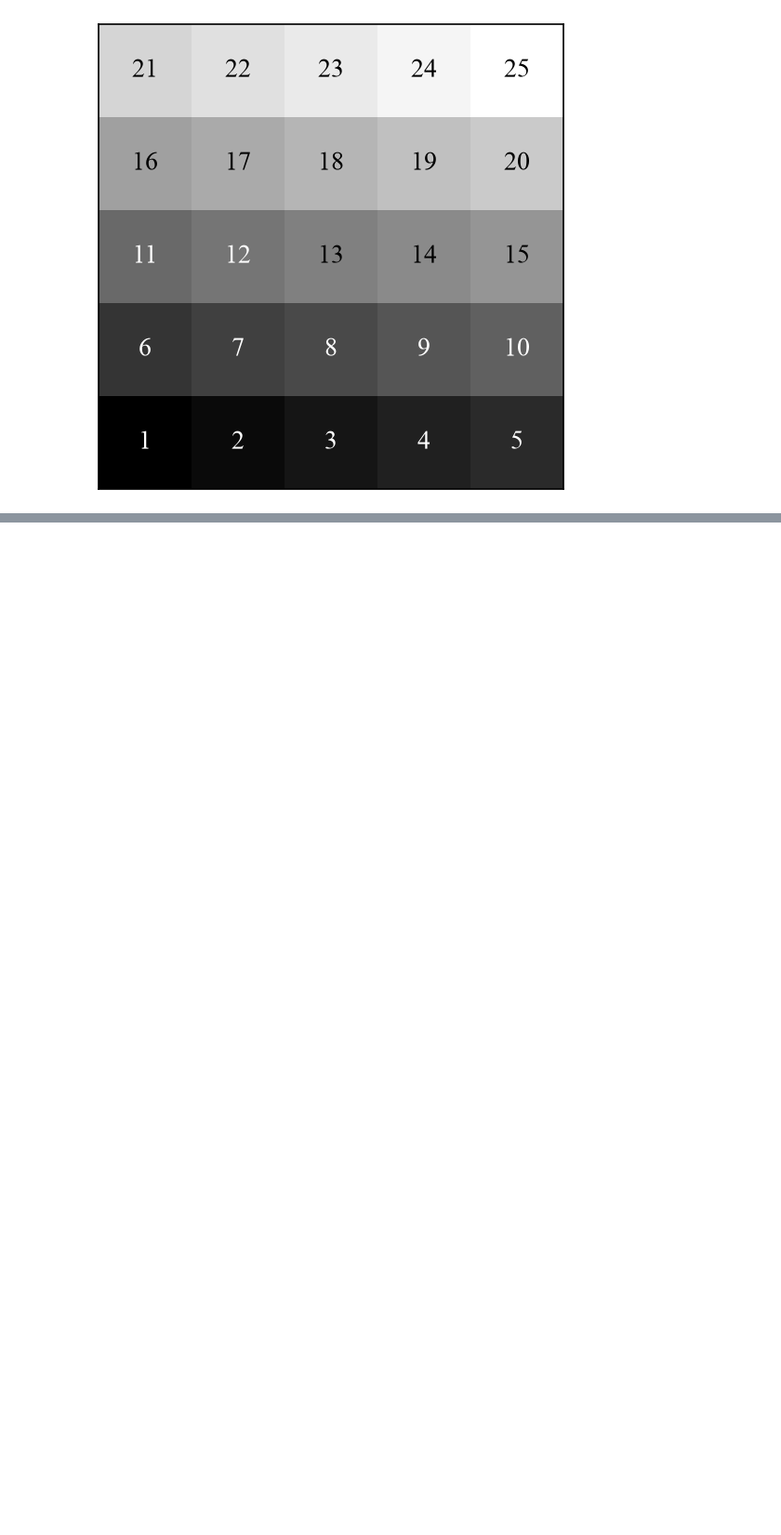
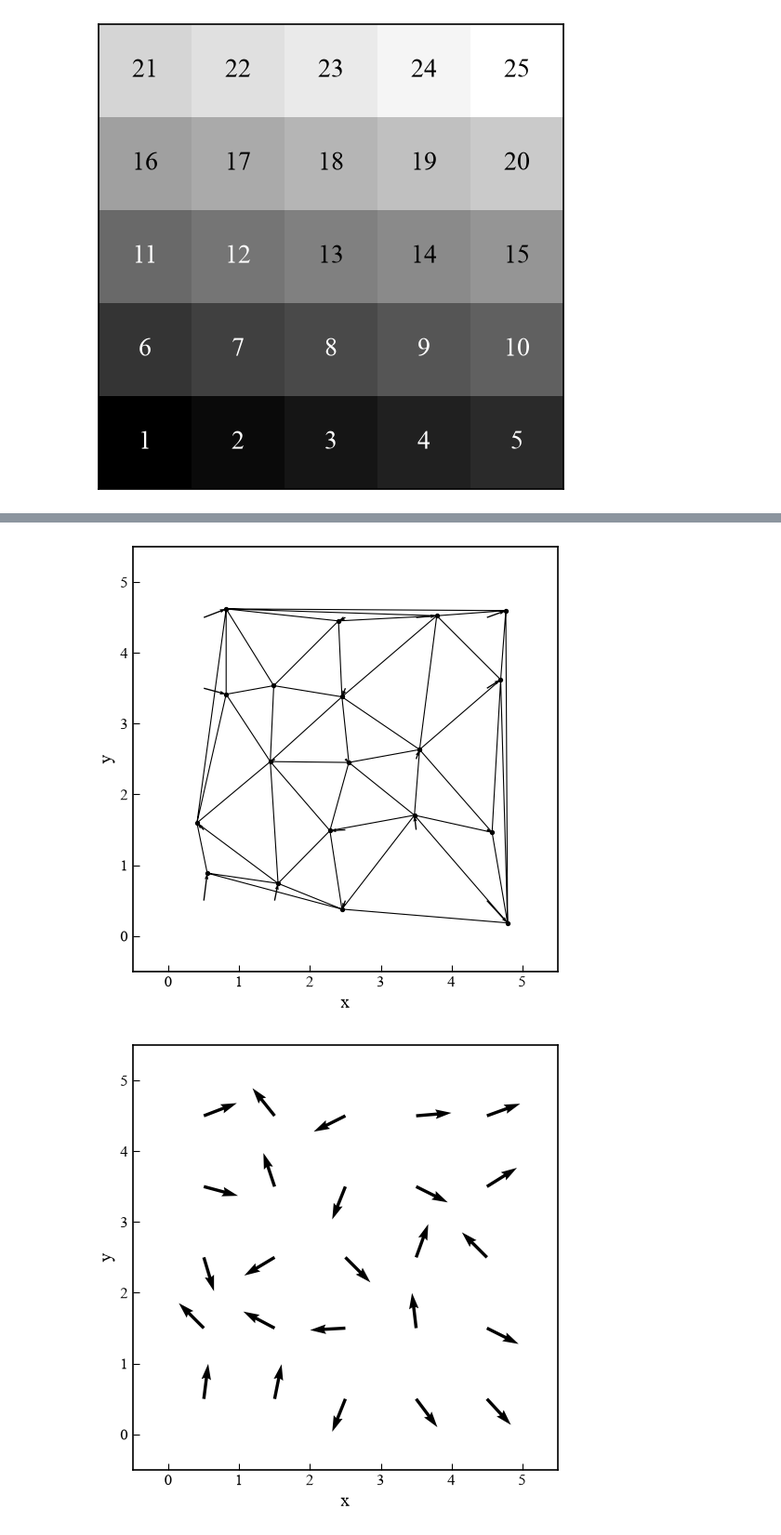
Before and after one commit to Desduh/gpa, a Jupyter notebook: gpa.ipynb, the cells around one changed output, grey strips where cells are left out. Shown at 93% size. Cells and saved outputs as stored; diff of their text form; code cells hidden in the pictures; blank space fills up the shorter version.

Commit message:
Add matrix validation and improve GPA visualization examples

```diff
--- a/gpa.ipynb
+++ b/gpa.ipynb
@@ -1849,0 +1886,26 @@ Tolerance error: 0.9911948442459106
+# %%
+gpaObject.plot_delaunay_triangulation(
+    show_center=False,
+    show_image=False,
+    show_scale=True,
+    line_color="black"
+)
+
+gpaObject.plot_gradient_field(
+    show_center=False,
+    show_image=False,
+    show_scale=True,
+    color="black",
+    fixed_length=True
+)
+
+gpaObject.plot_asymmetric_gradient_field(
+    show_center=False,
+    show_image=False,
+    show_scale=True,
+    color="black",
+    fixed_length=True
+)
+# %% [output]
+[figure, added]
+[figure, added]
```
Also changed, not shown: parts of 15 cells of this notebook, 1 other file.
